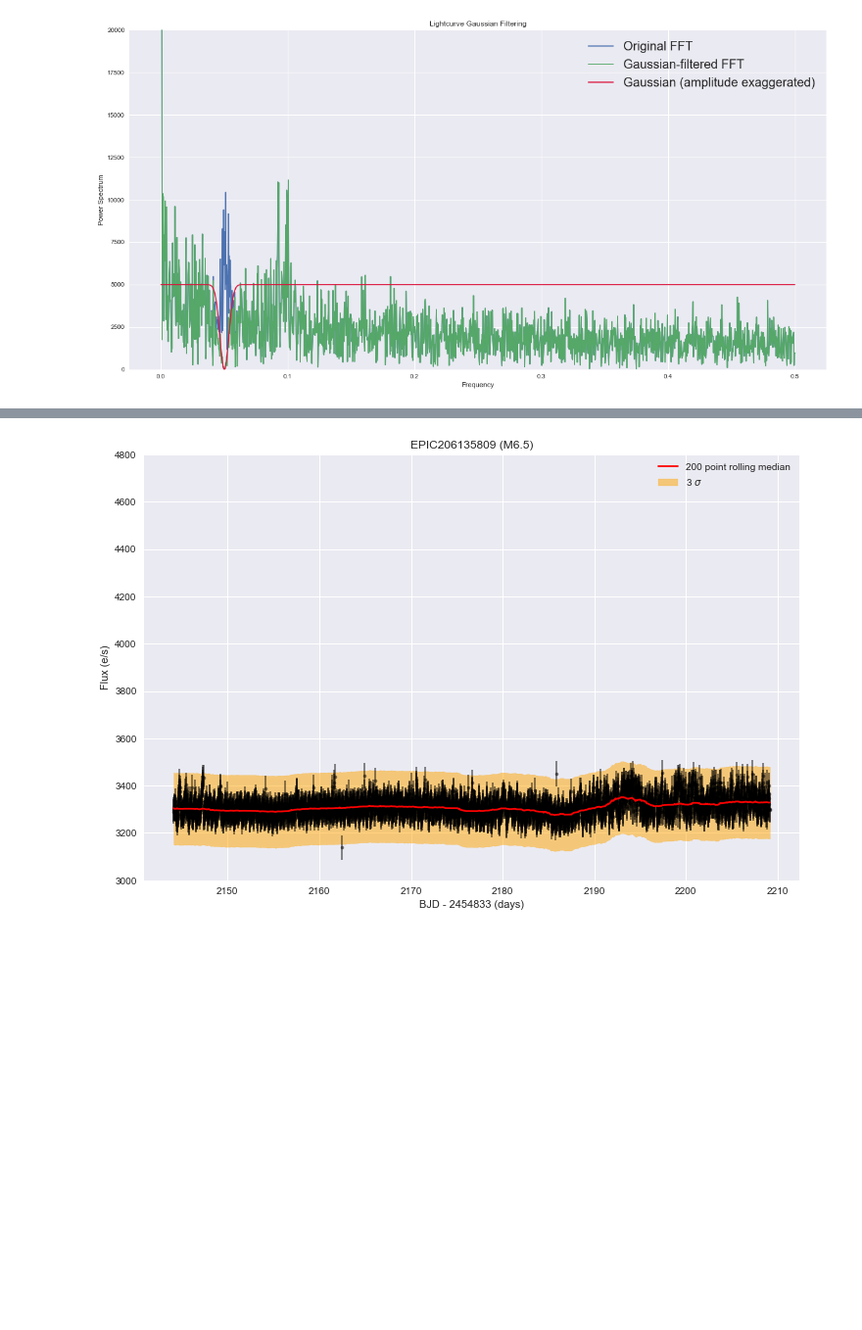
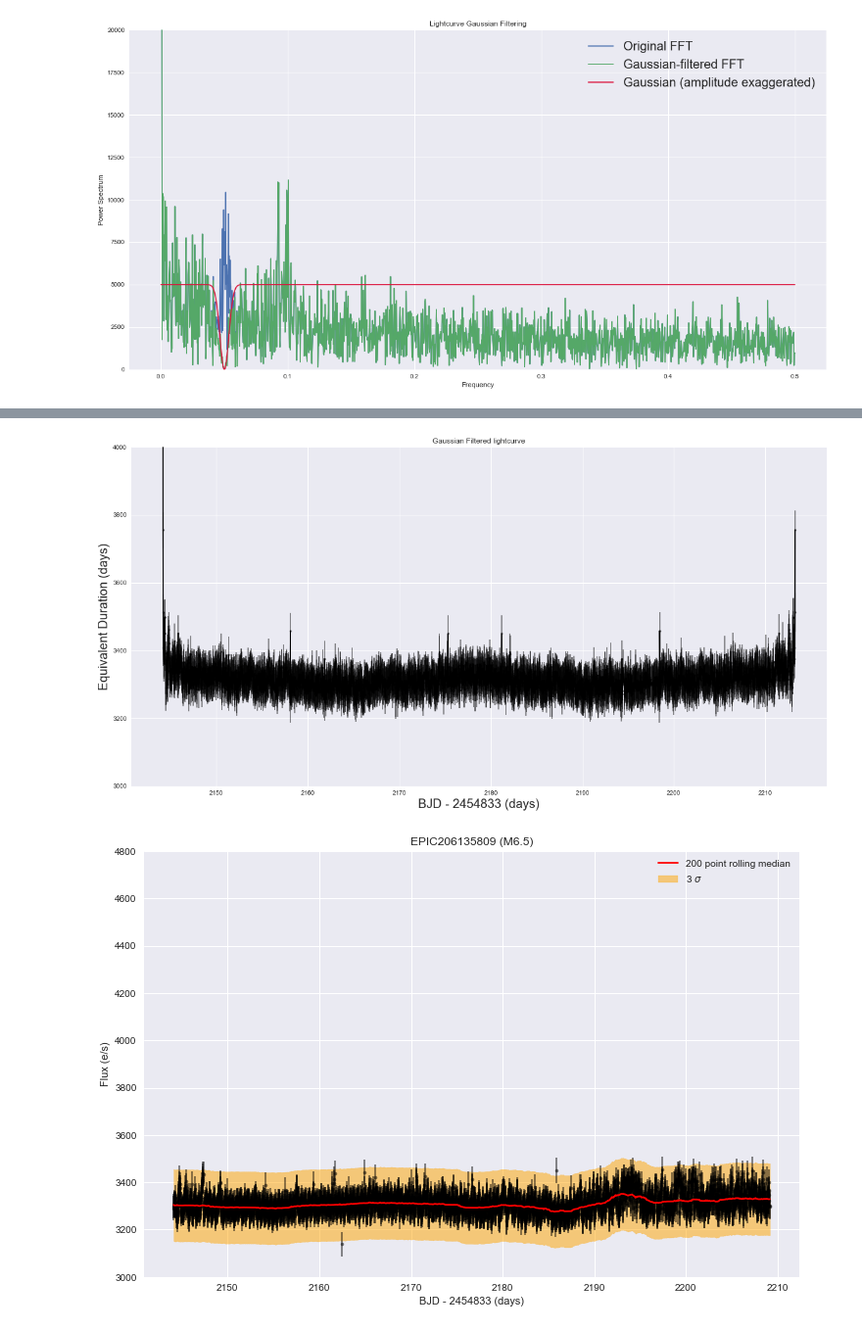
Before and after one commit to RileyWClarke/BiancoGroup, a Jupyter notebook: BiancoSummer2019.ipynb, the cells around one changed output, grey strips where cells are left out. Shown at 98% size. Cells and saved outputs as stored; diff of their text form; code cells hidden in the pictures; blank space fills up the shorter version.

```diff
--- a/BiancoSummer2019.ipynb
+++ b/BiancoSummer2019.ipynb
@@ -918,7 +914,7 @@ m = 0.05
 s = 0.005
 
 
-newps = np.abs(np.fft.rfft(flux)) * invgaussian(m, s, np.fft.rfftfreq(len(flux)))
+gaups = np.abs(np.fft.rfft(flux)) * invgaussian(m, s, np.fft.rfftfreq(len(flux)))
 
 plt.plot(np.fft.rfftfreq(len(flux)), np.abs(np.fft.rfft(flux)), label='Original FFT')
 plt.plot(np.fft.rfftfreq(len(flux)), newps, label='Gaussian-filtered FFT')
@@ -956,3 +952,17 @@ ValueError: x and y must have same first dimension, but have shapes (3143,) and
+# %%
+plt.figure(figsize=(20,10))
+
+plt.plot(bjd[1:], np.fft.irfft(gaups), c='k')
+plt.errorbar(bjd[1:], np.fft.irfft(gaups), yerr=fluxerr[1:] * 10, c='k', marker='.', alpha=0.5)
+
+plt.ylim(3000,4000)
+#plt.xlim(3000,4000)
+plt.ylabel('Equivalent Duration (days)', fontsize=20)
+plt.xlabel('BJD - 2454833 (days)', fontsize=20)
+plt.title('Gaussian Filtered lightcurve')
+plt.savefig('Figures/gflc.png')
+# %% [output]
+[figure, added]
 # %%
 fluxclip = np.where(flux < (np.median(flux) + 3 * flux.std()))
 
```
Also changed, not shown: parts of 9 cells of this notebook, 4 other files.
